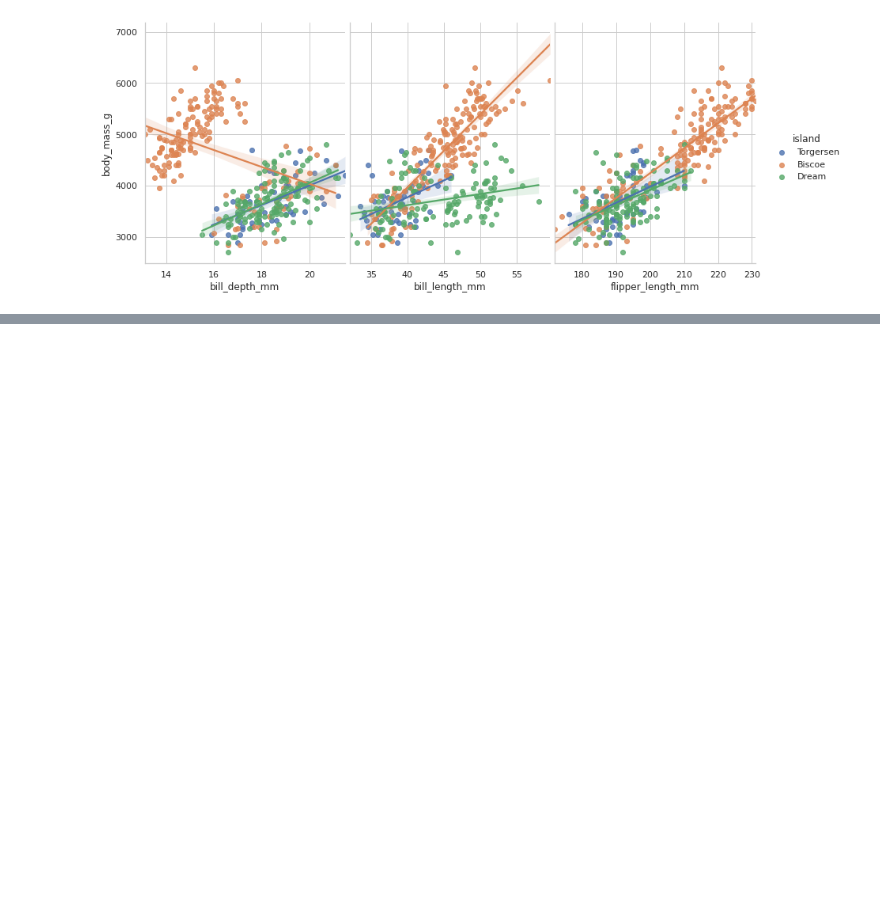
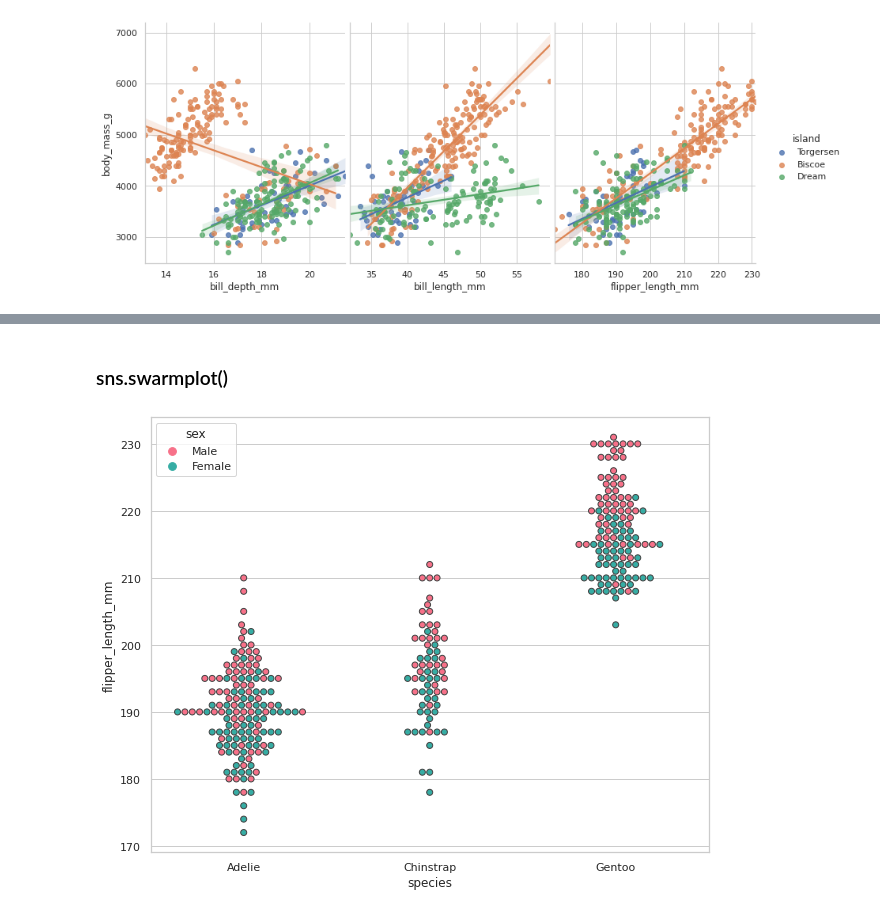
Before and after one commit to Sureshkrishh/Datascience-notes, a Jupyter notebook: 1. Python/012. Seaborn.ipynb, the cells around one changed output, grey strips where cells are left out. Saved outputs shown, nothing was run; the diff lists cells and outputs as text; code cells hidden in the pictures; blank space fills up the shorter version.

```diff
--- a/1. Python/012. Seaborn.ipynb
+++ b/1. Python/012. Seaborn.ipynb
@@ -346,0 +361,17 @@ plt.show()
+# %% [markdown]
+### sns.swarmplot()
+# %%
+plt.subplots(figsize=(10,8))
+
+sns.swarmplot(x='species',
+              y='flipper_length_mm',
+              data=pn,
+              hue='sex',
+              size=6,
+              palette='husl',
+              linewidth=1
+             )
+
+plt.show()
+# %% [output]
+[figure, added]
```
Also changed, not shown: parts of 11 cells of this notebook.
